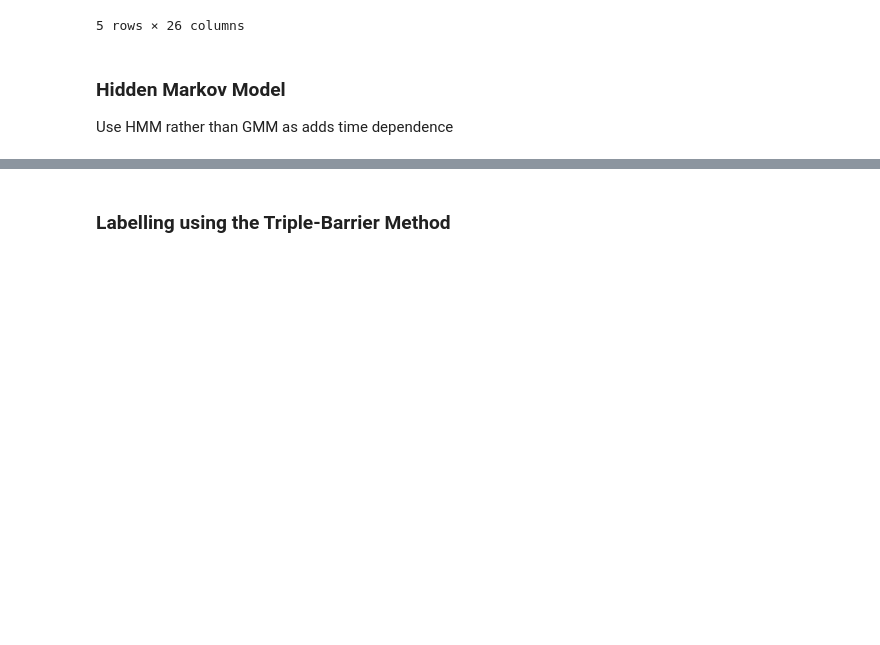
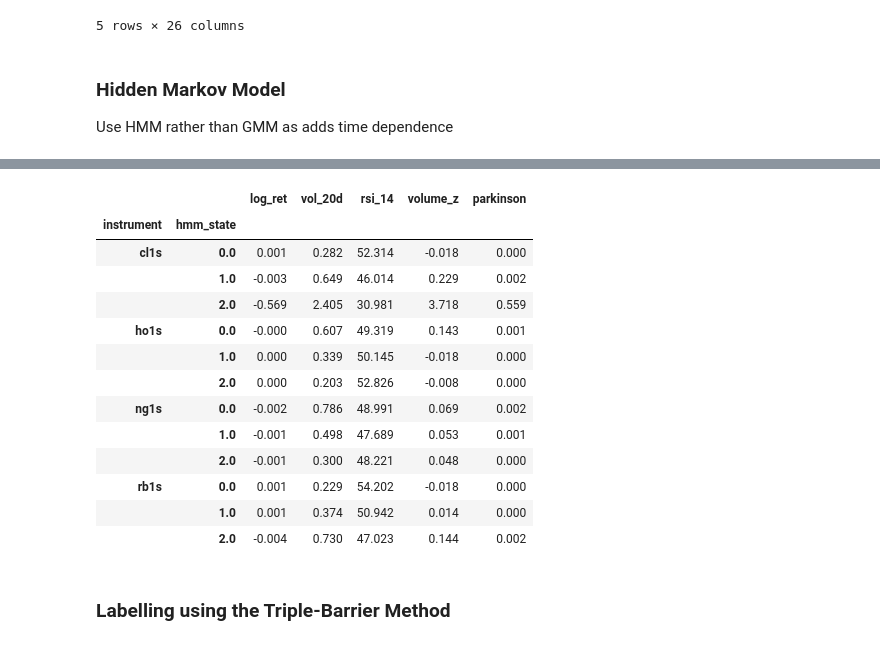
Before and after one commit to georgia-pj/systematic-trading-strategies-with-machine-learning-algorithms, a Jupyter notebook: MetaModel/metamodel1.ipynb, the cells around one changed output, grey strips where cells are left out. Drawn from its saved outputs; the diff is of its cells as text; code cells hidden in the pictures; blank space fills up the shorter version.

```diff
--- a/MetaModel/metamodel1.ipynb
+++ b/MetaModel/metamodel1.ipynb
@@ -138,3 +224,21 @@ Use HMM rather than GMM as adds time dependence
+# %%
+# What does each state look like on average?
+df.groupby(["instrument", "hmm_state"])[HMM_FEATURES].mean().round(3)
+# %% [output]
+|  |  | log_ret | vol_20d | rsi_14 | volume_z | parkinson |
+| instrument | hmm_state |  |  |  |  |  |
+| cl1s | 0.0 | 0.001 | 0.282 | 52.314 | -0.018 | 0.000 |
+|  | 1.0 | -0.003 | 0.649 | 46.014 | 0.229 | 0.002 |
+|  | 2.0 | -0.569 | 2.405 | 30.981 | 3.718 | 0.559 |
+| ho1s | 0.0 | -0.000 | 0.607 | 49.319 | 0.143 | 0.001 |
+|  | 1.0 | 0.000 | 0.339 | 50.145 | -0.018 | 0.000 |
+|  | 2.0 | 0.000 | 0.203 | 52.826 | -0.008 | 0.000 |
+| ng1s | 0.0 | -0.002 | 0.786 | 48.991 | 0.069 | 0.002 |
+|  | 1.0 | -0.001 | 0.498 | 47.689 | 0.053 | 0.001 |
+|  | 2.0 | -0.001 | 0.300 | 48.221 | 0.048 | 0.000 |
+| rb1s | 0.0 | 0.001 | 0.229 | 54.202 | -0.018 | 0.000 |
+|  | 1.0 | 0.001 | 0.374 | 50.942 | 0.014 | 0.000 |
+|  | 2.0 | -0.004 | 0.730 | 47.023 | 0.144 | 0.002 |
 # %% [markdown]
 ### Labelling using the Triple-Barrier Method
 # %%
```
Also changed, not shown: parts of 13 cells of this notebook.
